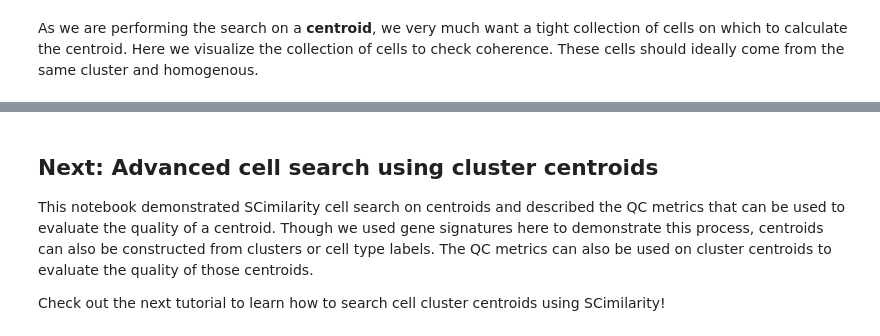
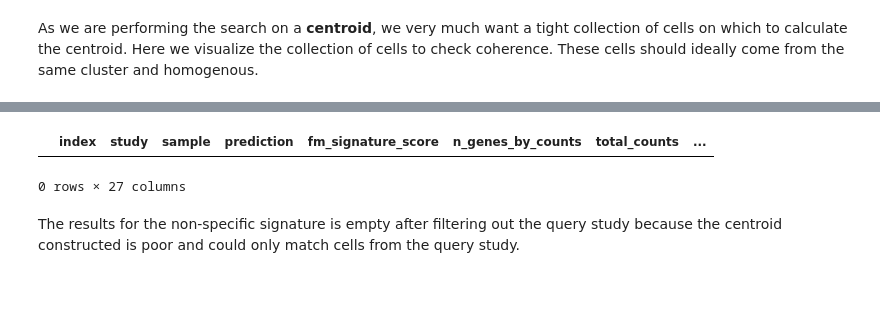
Before and after one commit to Genentech/scimilarity, a Jupyter notebook: docs/notebooks/cell_search_tutorial_2.ipynb, the cells around one changed output, grey strips where cells are left out. Drawn from its saved outputs; the diff is of its cells as text; code cells hidden in the pictures; blank space fills up the shorter version.

```diff
--- a/docs/notebooks/cell_search_tutorial_2.ipynb
+++ b/docs/notebooks/cell_search_tutorial_2.ipynb
@@ -38,8 +35,7 @@ from scimilarity import CellQuery
 # %%
 # Instantiate the CellQuery object.
 # Replace model_path with your local file path.
-from scimilarity import ModelPath
-model_path = ModelPath.model_paper
+model_path = '/models/model_v1'
 cq = CellQuery(model_path)
 # %% [markdown]
 ### Load scRNA-seq data
@@ -49,7 +45,7 @@ cq = CellQuery(model_path)
 # %%
 # Load the tutorial data.
 # Replace data_path with your local file path.
-data_path = '../data/GSE136831_subsample.h5ad'
+data_path = '/data/GSE136831_subsample.h5ad'
 adams = sc.read(data_path)
 # %%
 adams = align_dataset(adams, cq.gene_order)
@@ -108,3 +108,3 @@ print(qc_stats)
 # %%
-centroid_embedding, nn_idxs, nn_dists, random_results_metadata, qc_stats = cq.search_centroid(adams, 'used_in_nonspecific_query')
+centroid_embedding, nn_idxs, nn_dists, nonspecific_results_metadata, qc_stats = cq.search_centroid(adams, 'used_in_nonspecific_query')
 print(qc_stats)
@@ -133,10 +137,9 @@ plot_proportions(query_disease_frequencies, title='disease proportions for most
 # %%
 query_study = 'DS000011735'
-filtered_result_metadata = random_results_metadata[random_results_metadata.study!=query_study]
-query_disease_frequencies = calculate_disease_proportions(filtered_result_metadata)
-plot_proportions(query_disease_frequencies, title='disease proportions for most similar cells')
+filtered_result_metadata = nonspecific_results_metadata[nonspecific_results_metadata.study!=query_study]
+display(filtered_result_metadata)
+# %% [output]
+|  | index | study | sample | prediction | fm_signature_score | n_genes_by_counts | total_counts | ... |
+0 rows × 27 columns
-# %% [markdown]
-## Next: Advanced cell search using cluster centroids
-This notebook demonstrated SCimilarity cell search on centroids and described the QC metrics that can be used to evaluate the quality of a centroid. Though we used gene signatures here to demonstrate this process, centroids can also be constructed from clusters or cell type labels.  The QC metrics can also be used on cluster centroids to evaluate the quality of those centroids.
-
-Check out the next tutorial to learn how to search cell cluster centroids using SCimilarity!
+# %% [markdown]
+The results for the non-specific signature is empty after filtering out the query study because the centroid constructed is poor and could only match cells from the query study.
```
Also changed, not shown: parts of 14 cells of this notebook, 1 other file.
